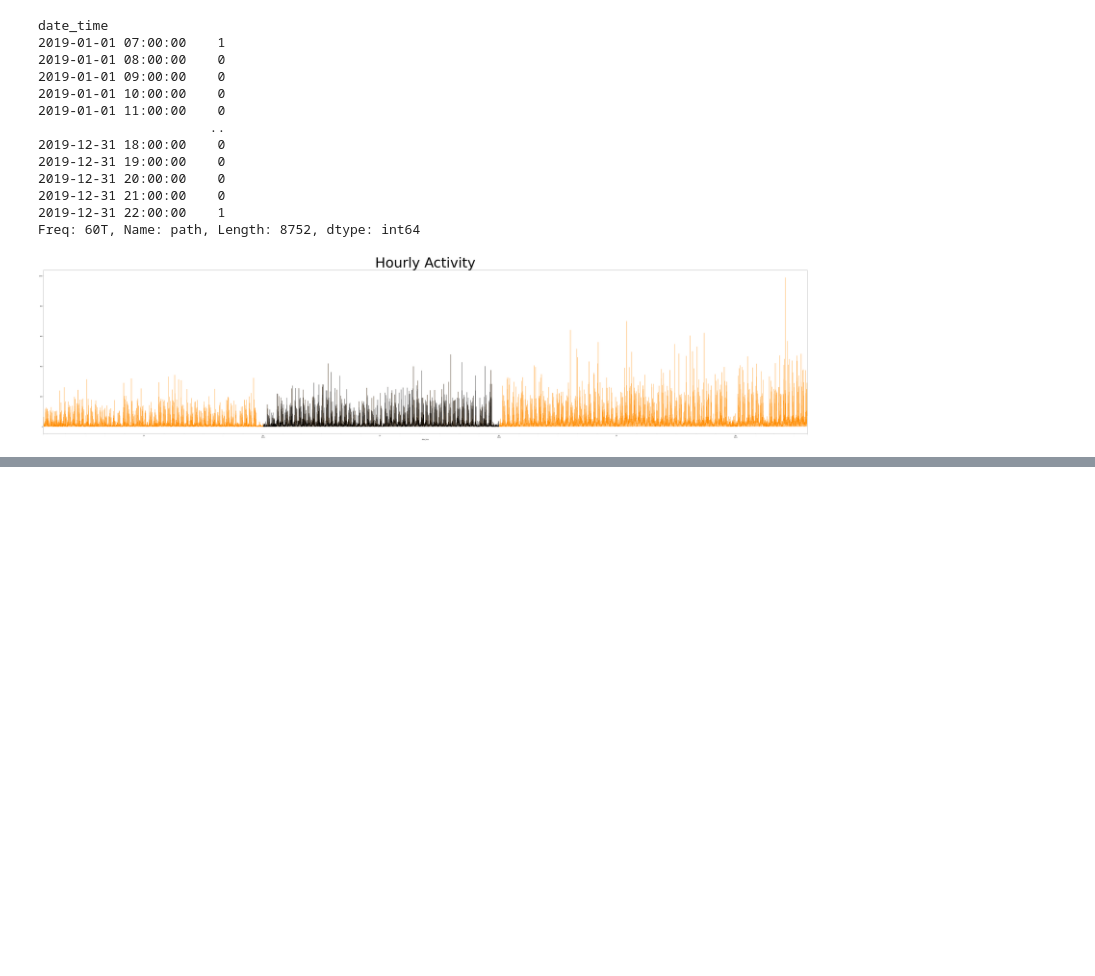
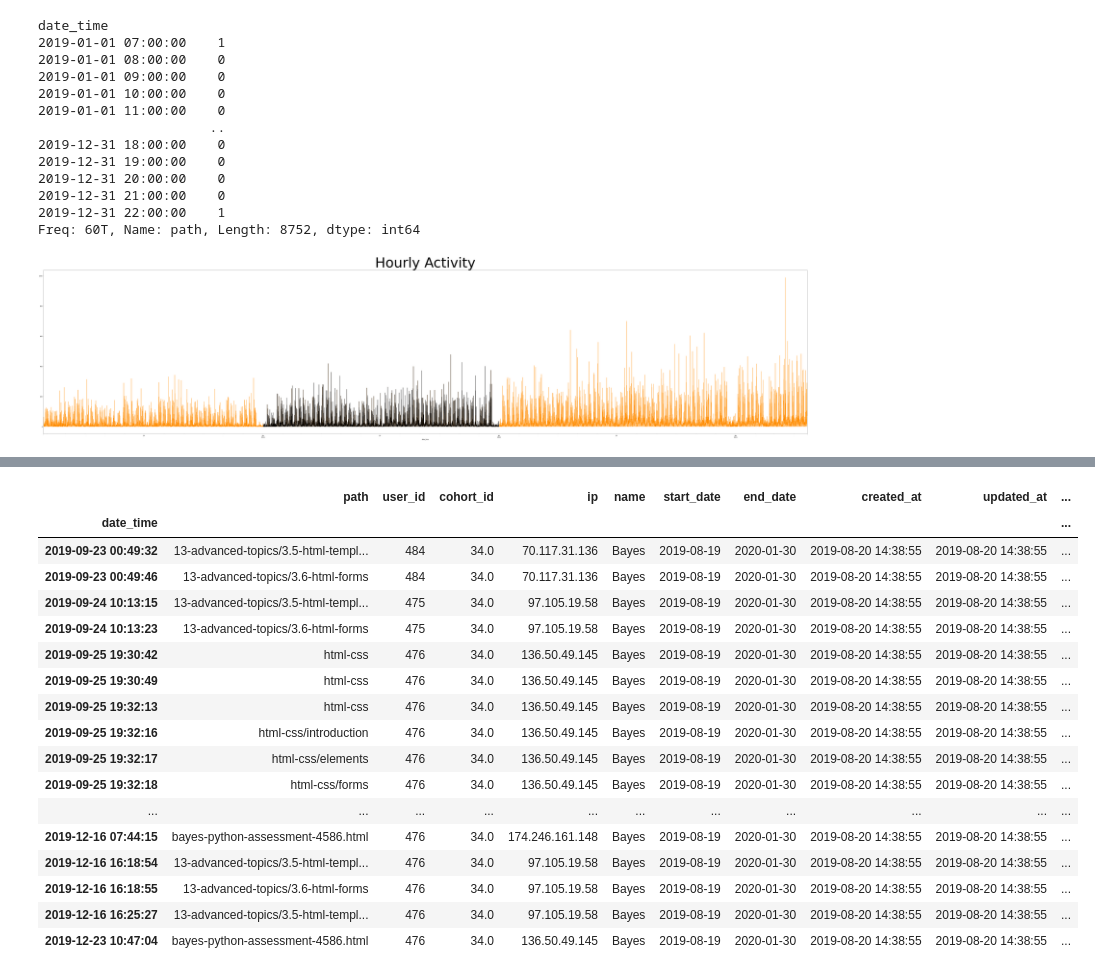
Before and after one commit to TeamTwoAnomaly/anomaly-project, a Jupyter notebook: bondy_workbook.ipynb, the cells around one changed output, grey strips where cells are left out. Cells and saved outputs as stored; diff of their text form; code cells hidden in the pictures; blank space fills up the shorter version.

```diff
--- a/bondy_workbook.ipynb
+++ b/bondy_workbook.ipynb
@@ -255,0 +376,23 @@ This provides no more clarity than the first chart.
+# %%
+# view records where datascience students had a path that contains 'html'
+ds_html = data_science[(data_science.path.str.contains('html') == True) & (data_science.name != 'Staff')]
+ds_html
+# %% [output]
+|  | path | user_id | cohort_id | ip | name | start_date | end_date | created_at | updated_at | ... |
+| date_time |  |  |  |  |  |  |  |  |  | ... |
+| 2019-09-23 00:49:32 | 13-advanced-topics/3.5-html-templ... | 484 | 34.0 | 70.117.31.136 | Bayes | 2019-08-19 | 2020-01-30 | 2019-08-20 14:38:55 | 2019-08-20 14:38:55 | ... |
+| 2019-09-23 00:49:46 | 13-advanced-topics/3.6-html-forms | 484 | 34.0 | 70.117.31.136 | Bayes | 2019-08-19 | 2020-01-30 | 2019-08-20 14:38:55 | 2019-08-20 14:38:55 | ... |
+| 2019-09-24 10:13:15 | 13-advanced-topics/3.5-html-templ... | 475 | 34.0 | 97.105.19.58 | Bayes | 2019-08-19 | 2020-01-30 | 2019-08-20 14:38:55 | 2019-08-20 14:38:55 | ... |
+| 2019-09-24 10:13:23 | 13-advanced-topics/3.6-html-forms | 475 | 34.0 | 97.105.19.58 | Bayes | 2019-08-19 | 2020-01-30 | 2019-08-20 14:38:55 | 2019-08-20 14:38:55 | ... |
+| 2019-09-25 19:30:42 | html-css | 476 | 34.0 | 136.50.49.145 | Bayes | 2019-08-19 | 2020-01-30 | 2019-08-20 14:38:55 | 2019-08-20 14:38:55 | ... |
+| 2019-09-25 19:30:49 | html-css | 476 | 34.0 | 136.50.49.145 | Bayes | 2019-08-19 | 2020-01-30 | 2019-08-20 14:38:55 | 2019-08-20 14:38:55 | ... |
+| 2019-09-25 19:32:13 | html-css | 476 | 34.0 | 136.50.49.145 | Bayes | 2019-08-19 | 2020-01-30 | 2019-08-20 14:38:55 | 2019-08-20 14:38:55 | ... |
+| 2019-09-25 19:32:16 | html-css/introduction | 476 | 34.0 | 136.50.49.145 | Bayes | 2019-08-19 | 2020-01-30 | 2019-08-20 14:38:55 | 2019-08-20 14:38:55 | ... |
+| 2019-09-25 19:32:17 | html-css/elements | 476 | 34.0 | 136.50.49.145 | Bayes | 2019-08-19 | 2020-01-30 | 2019-08-20 14:38:55 | 2019-08-20 14:38:55 | ... |
+| 2019-09-25 19:32:18 | html-css/forms | 476 | 34.0 | 136.50.49.145 | Bayes | 2019-08-19 | 2020-01-30 | 2019-08-20 14:38:55 | 2019-08-20 14:38:55 | ... |
+| ... | ... | ... | ... | ... | ... | ... | ... | ... | ... | ... |
+| 2019-12-16 07:44:15 | bayes-python-assessment-4586.html | 476 | 34.0 | 174.246.161.148 | Bayes | 2019-08-19 | 2020-01-30 | 2019-08-20 14:38:55 | 2019-08-20 14:38:55 | ... |
+| 2019-12-16 16:18:54 | 13-advanced-topics/3.5-html-templ... | 476 | 34.0 | 97.105.19.58 | Bayes | 2019-08-19 | 2020-01-30 | 2019-08-20 14:38:55 | 2019-08-20 14:38:55 | ... |
+| 2019-12-16 16:18:55 | 13-advanced-topics/3.6-html-forms | 476 | 34.0 | 97.105.19.58 | Bayes | 2019-08-19 | 2020-01-30 | 2019-08-20 14:38:55 | 2019-08-20 14:38:55 | ... |
+| 2019-12-16 16:25:27 | 13-advanced-topics/3.5-html-templ... | 476 | 34.0 | 97.105.19.58 | Bayes | 2019-08-19 | 2020-01-30 | 2019-08-20 14:38:55 | 2019-08-20 14:38:55 | ... |
+| 2019-12-23 10:47:04 | bayes-python-assessment-4586.html | 476 | 34.0 | 136.50.49.145 | Bayes | 2019-08-19 | 2020-01-30 | 2019-08-20 14:38:55 | 2019-08-20 14:38:55 | ... |
```
Also changed, not shown: parts of 29 cells of this notebook.
